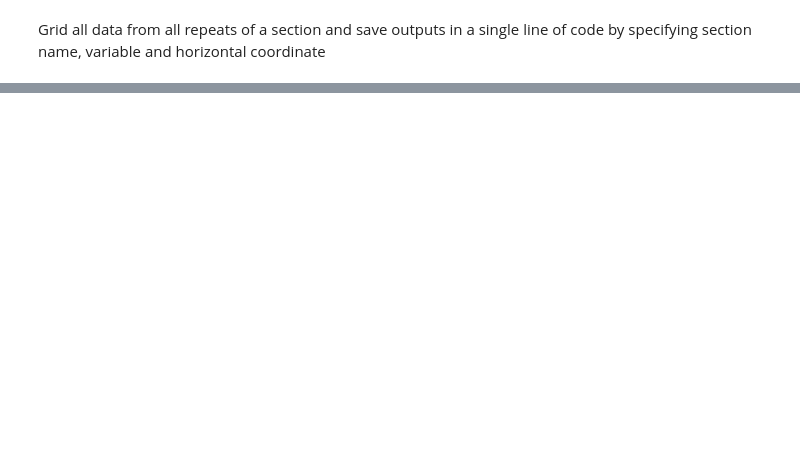
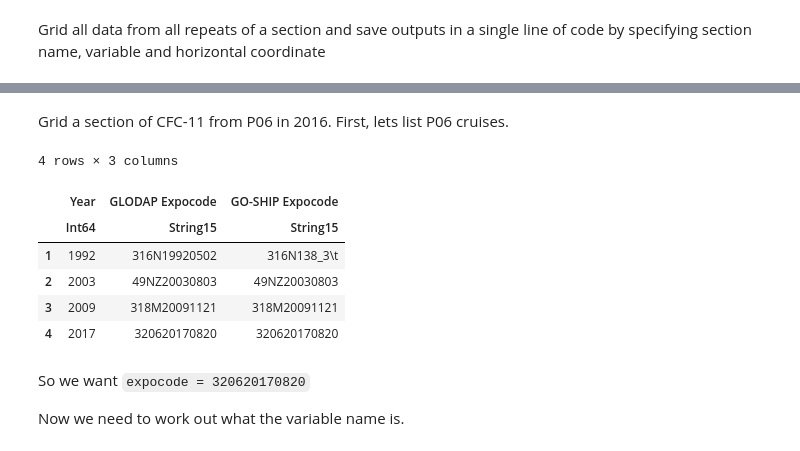
Before and after one commit to charles-turner-1/GLODAP_Section_Gridder.jl, a Jupyter notebook: Examples/JuliaExample.ipynb, the cells around one changed output, grey strips where cells are left out. Drawn from its saved outputs; the diff is of its cells as text; code cells hidden in the pictures; blank space fills up the shorter version.

```diff
--- a/Examples/JuliaExample.ipynb
+++ b/Examples/JuliaExample.ipynb
@@ -122,0 +151,16 @@ heatmap(DIC[:,:,1], yflip=true, c=:jet1)
+# %% [markdown]
+Grid a section of CFC-11 from P06 in 2016. First, lets list P06 cruises.
+# %%
+GLODAP_Section_Gridder.listSectionExpocodes("P06")
+# %% [output]
+4 rows × 3 columns
+|  | Year | GLODAP Expocode | GO-SHIP Expocode |
+|  | Int64 | String15 | String15 |
+| 1 | 1992 | 316N19920502 | 316N138_3\t |
+| 2 | 2003 | 49NZ20030803 | 49NZ20030803 |
+| 3 | 2009 | 318M20091121 | 318M20091121 |
+| 4 | 2017 | 320620170820 | 320620170820 |
+# %% [markdown]
+So we want `expocode = 320620170820`
+
+Now we need to work out what the variable name is.
```
Also changed, not shown: parts of 23 cells of this notebook.
